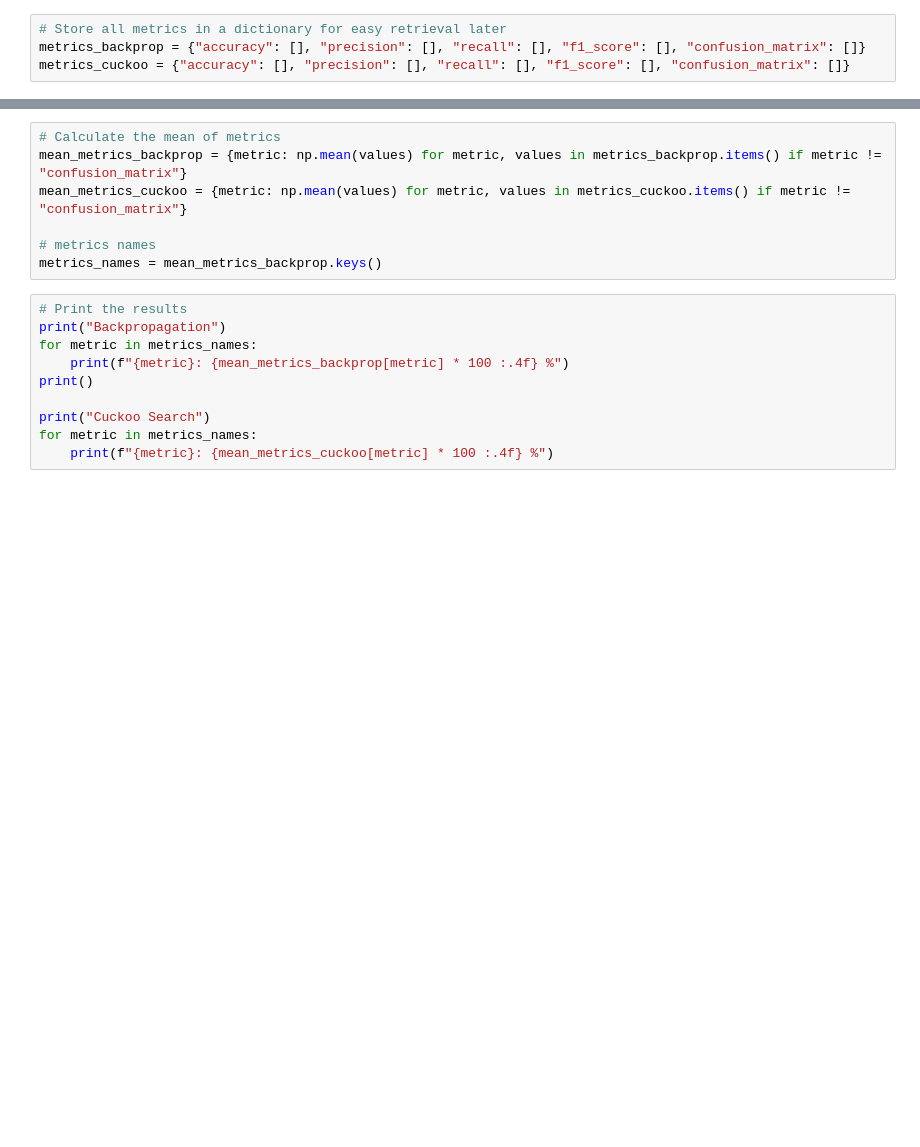
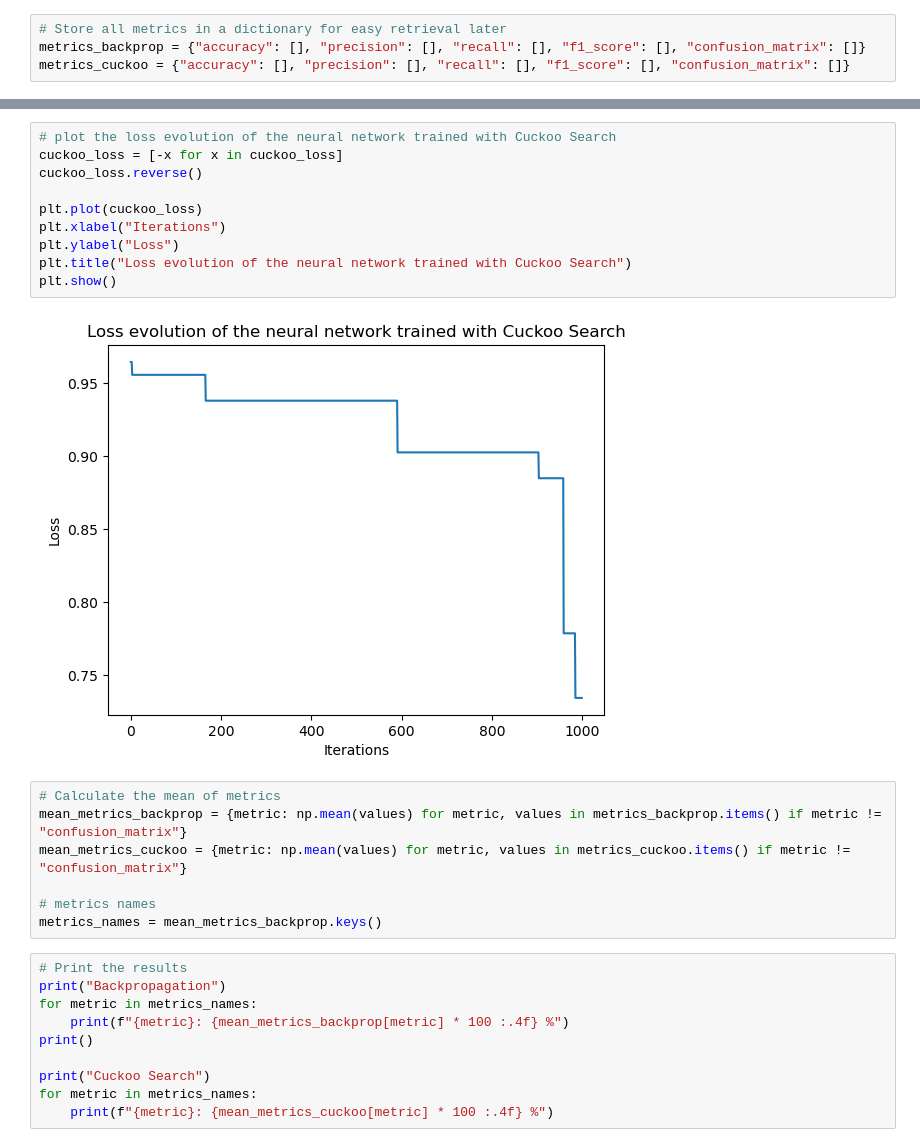
Before and after one commit to Bratet/Optimizing-Neural-Network-With-Cuckoo-Search-Algorithm, a Jupyter notebook: src/main.ipynb, the cells around one changed output, grey strips where cells are left out. Cells and saved outputs as stored; diff of their text form; blank space fills up the shorter version.

```diff
--- a/src/main.ipynb
+++ b/src/main.ipynb
@@ -77,3 +115,15 @@ for train_index, test_index in kf.split(X):
+# %%
+# plot the loss evolution of the neural network trained with Cuckoo Search
+cuckoo_loss = [-x for x in cuckoo_loss]
+cuckoo_loss.reverse()
+
+plt.plot(cuckoo_loss)
+plt.xlabel("Iterations")
+plt.ylabel("Loss")
+plt.title("Loss evolution of the neural network trained with Cuckoo Search")
+plt.show()
+# %% [output]
+[figure, added]
 # %%
 # Calculate the mean of metrics
 mean_metrics_backprop = {metric: np.mean(values) for metric, values in metrics_backprop.items() if metric != "confusion_matrix"}
```
Also changed, not shown: parts of 11 cells of this notebook.
